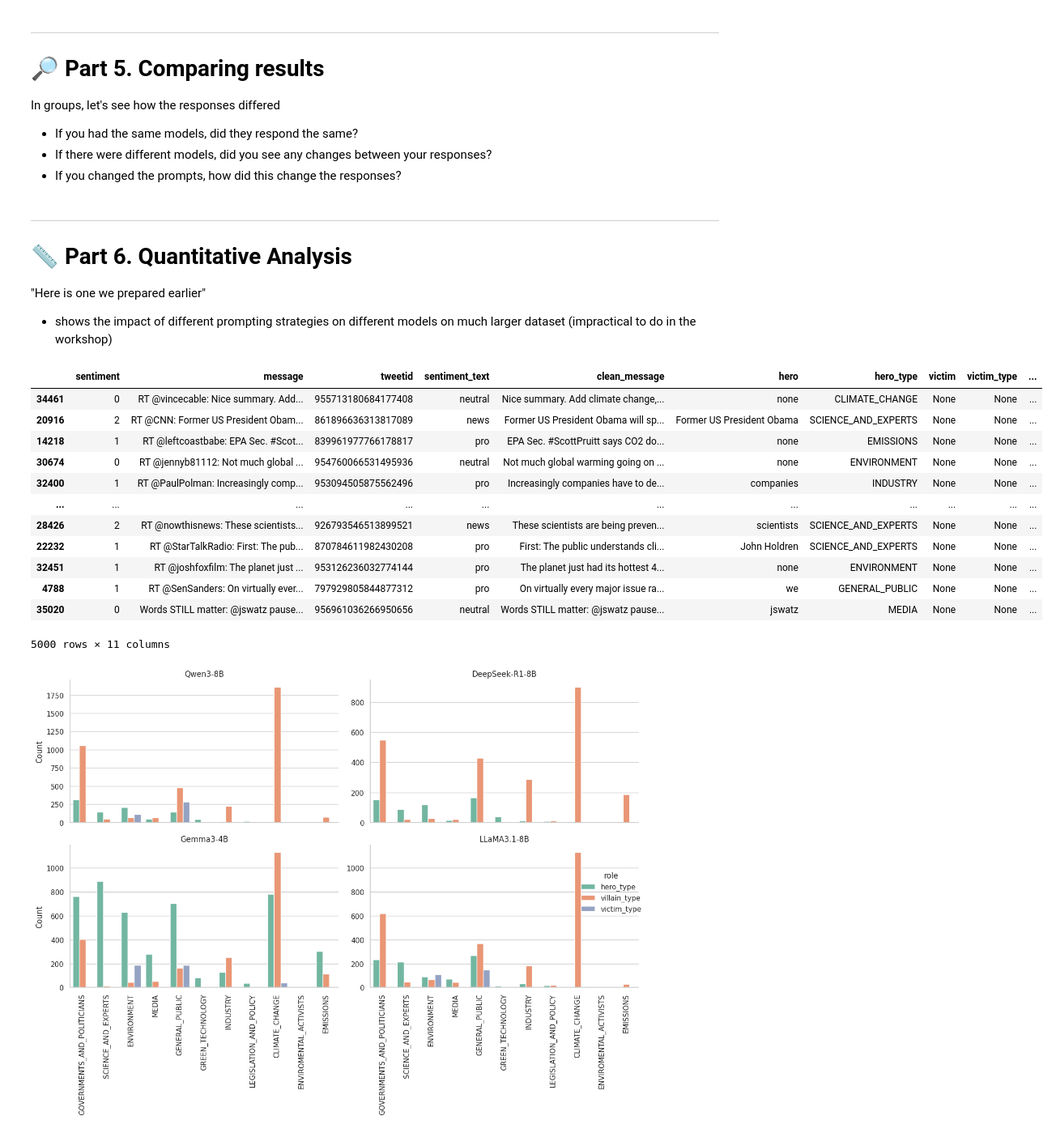
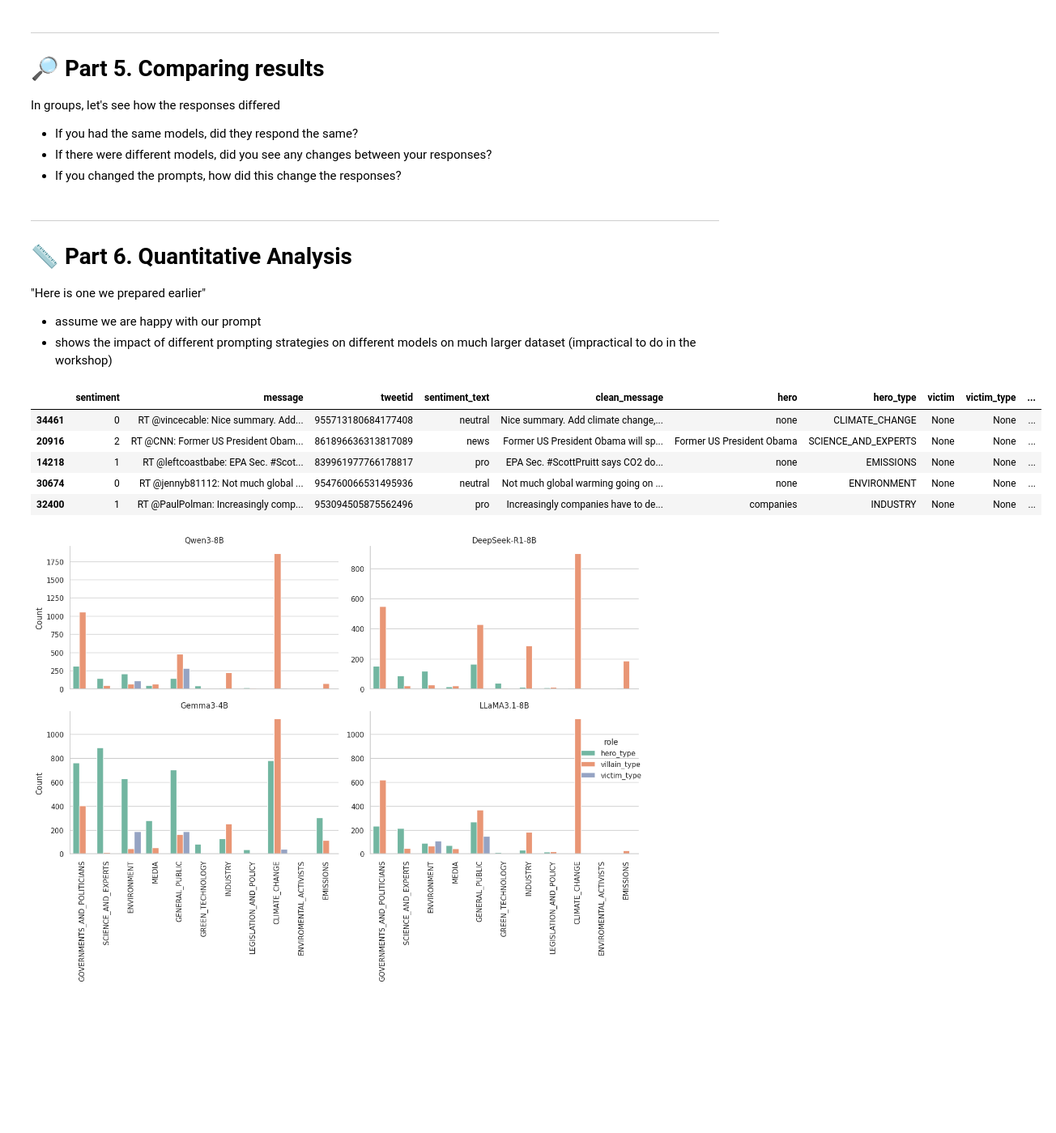
Before and after one commit to Fonzzy1/LLM-Workshop, a Jupyter notebook: workshop.ipynb, the cells around one changed output. Shown at 81% size. Saved outputs shown, nothing was run; the diff lists cells and outputs as text; code cells hidden in the pictures; blank space fills up the shorter version.

```diff
--- a/workshop.ipynb
+++ b/workshop.ipynb
@@ -675,30 +871,24 @@ In groups, let's see how the responses differed
 ---
 # **📏 Part 6. Quantitative Analysis**
 "Here is one we prepared earlier"
+* assume we are happy with our prompt
 * shows the impact of different prompting strategies on different models on much larger dataset (impractical to do in the workshop)
 # %%
 import pandas as pd
 
 qwen_prebaked  = pd.read_pickle('https://github.com/Fonzzy1/LLM-Workshop/raw/refs/heads/main/qwen3:8b.pkl')
 deepseek_prebaked = pd.read_pickle('https://github.com/Fonzzy1/LLM-Workshop/raw/refs/heads/main/deepseek-r1:8b.pkl')
 gemma_prebaked = pd.read_pickle("https://github.com/Fonzzy1/LLM-Workshop/raw/refs/heads/main/gemma3:4b.pkl")
 lamma_prebaked = pd.read_pickle("https://github.com/Fonzzy1/LLM-Workshop/raw/refs/heads/main/llama3.1:8b.pkl")
 
-gemma_prebaked
+gemma_prebaked.head()
 # %% [output]
 |  | sentiment | message | tweetid | sentiment_text | clean_message | hero | hero_type | victim | victim_type | ... |
 | 34461 | 0 | RT @vincecable: Nice summary. Add... | 955713180684177408 | neutral | Nice summary. Add climate change,... | none | CLIMATE_CHANGE | None | None | ... |
 | 20916 | 2 | RT @CNN: Former US President Obam... | 861896636313817089 | news | Former US President Obama will sp... | Former US President Obama | SCIENCE_AND_EXPERTS | None | None | ... |
 | 14218 | 1 | RT @leftcoastbabe: EPA Sec. #Scot... | 839961977766178817 | pro | EPA Sec. #ScottPruitt says CO2 do... | none | EMISSIONS | None | None | ... |
 | 30674 | 0 | RT @jennyb81112: Not much global ... | 954760066531495936 | neutral | Not much global warming going on ... | none | ENVIRONMENT | None | None | ... |
 | 32400 | 1 | RT @PaulPolman: Increasingly comp... | 953094505875562496 | pro | Increasingly companies have to de... | companies | INDUSTRY | None | None | ... |
-| ... | ... | ... | ... | ... | ... | ... | ... | ... | ... | ... |
-| 28426 | 2 | RT @nowthisnews: These scientists... | 926793546513899521 | news | These scientists are being preven... | scientists | SCIENCE_AND_EXPERTS | None | None | ... |
-| 22232 | 1 | RT @StarTalkRadio: First: The pub... | 870784611982430208 | pro | First: The public understands cli... | John Holdren | SCIENCE_AND_EXPERTS | None | None | ... |
-| 32451 | 1 | RT @joshfoxfilm: The planet just ... | 953126236032774144 | pro | The planet just had its hottest 4... | none | ENVIRONMENT | None | None | ... |
-| 4788 | 1 | RT @SenSanders: On virtually ever... | 797929805844877312 | pro | On virtually every major issue ra... | we | GENERAL_PUBLIC | None | None | ... |
-| 35020 | 0 | Words STILL matter: @jswatz pause... | 956961036266950656 | neutral | Words STILL matter: @jswatz pause... | jswatz | MEDIA | None | None | ... |
-5000 rows × 11 columns
 # %%
 import pandas as pd
 import seaborn as sns
```
Also changed, not shown: parts of 42 cells of this notebook.
